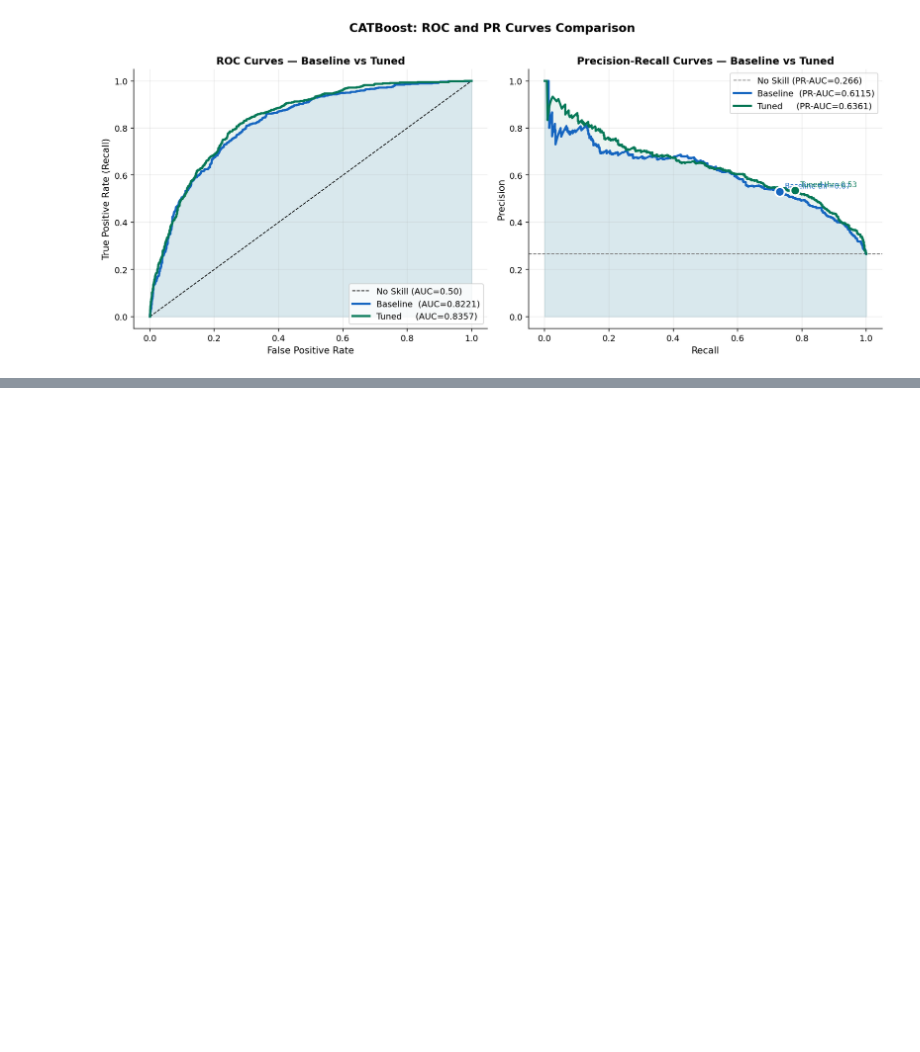
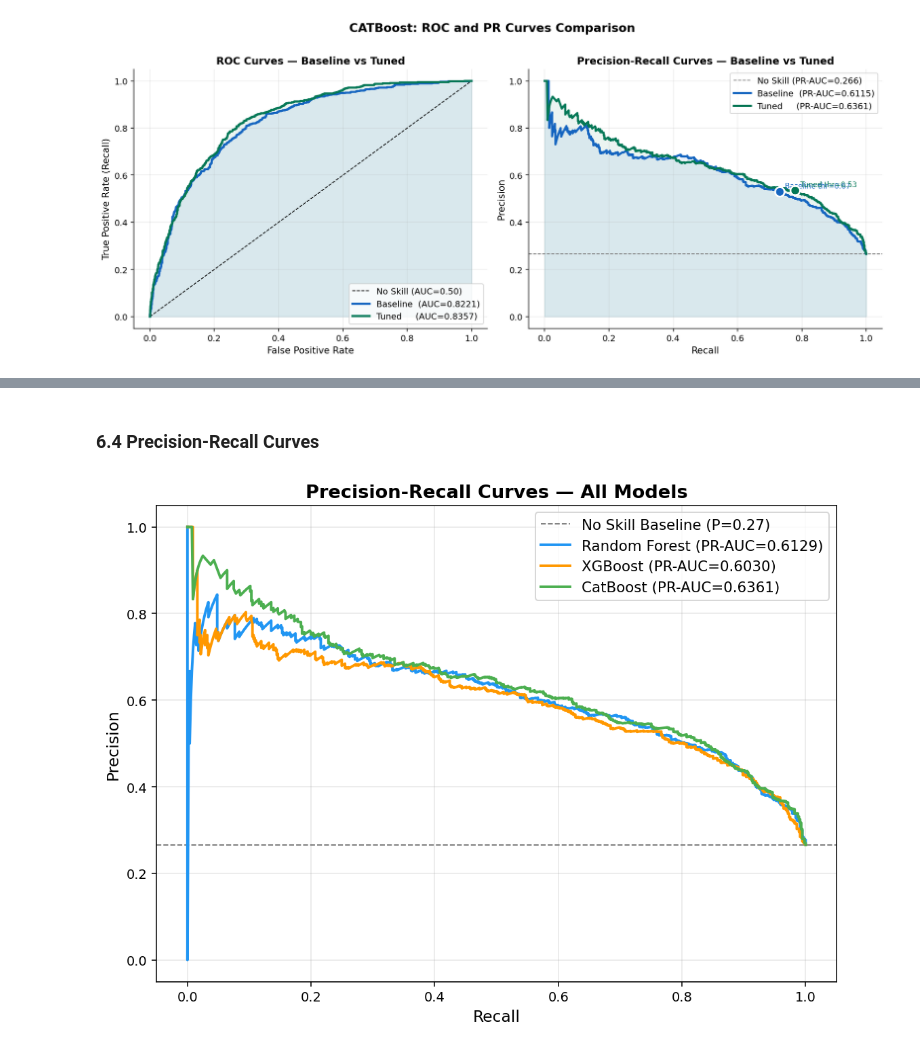
Before and after one commit to sMathujan/Telecom-Customer-Churn-Prediction, a Jupyter notebook: churn notebooks/03_Model_Building_and_Tuning.ipynb, the cells around one changed output, grey strips where cells are left out. Cells and saved outputs as stored; diff of their text form; code cells hidden in the pictures; blank space fills up the shorter version.

```diff
--- a/churn notebooks/03_Model_Building_and_Tuning.ipynb
+++ b/churn notebooks/03_Model_Building_and_Tuning.ipynb
@@ -1311,0 +1399,25 @@ plt.show()
+# %% [markdown]
+### 6.4 Precision-Recall Curves
+# %%
+fig, ax = plt.subplots(figsize=(8, 6))
+
+baseline_pr = y_test.mean()   # no-skill PR-AUC = churn rate
+ax.axhline(baseline_pr, color='grey', linestyle='--', lw=1,
+           label=f'No Skill Baseline (P={baseline_pr:.2f})')
+
+for model_name, y_prob in all_probs.items():
+    precision, recall, _ = precision_recall_curve(y_test, y_prob)
+    pr_auc = all_results[model_name]['PR-AUC']
+    ax.plot(recall, precision, label=f'{model_name} (PR-AUC={pr_auc:.4f})',
+            color=colours[model_name], lw=2)
+
+ax.set_xlabel('Recall', fontsize=12)
+ax.set_ylabel('Precision', fontsize=12)
+ax.set_title('Precision-Recall Curves — All Models', fontsize=14, fontweight='bold')
+ax.legend(fontsize=11)
+ax.grid(alpha=0.3)
+plt.tight_layout()
+plt.savefig('plots/10_pr_curves.png', bbox_inches='tight')
+plt.show()
+# %% [output]
+[figure, added]
```
Also changed, not shown: parts of 18 cells of this notebook, 10 other files.
